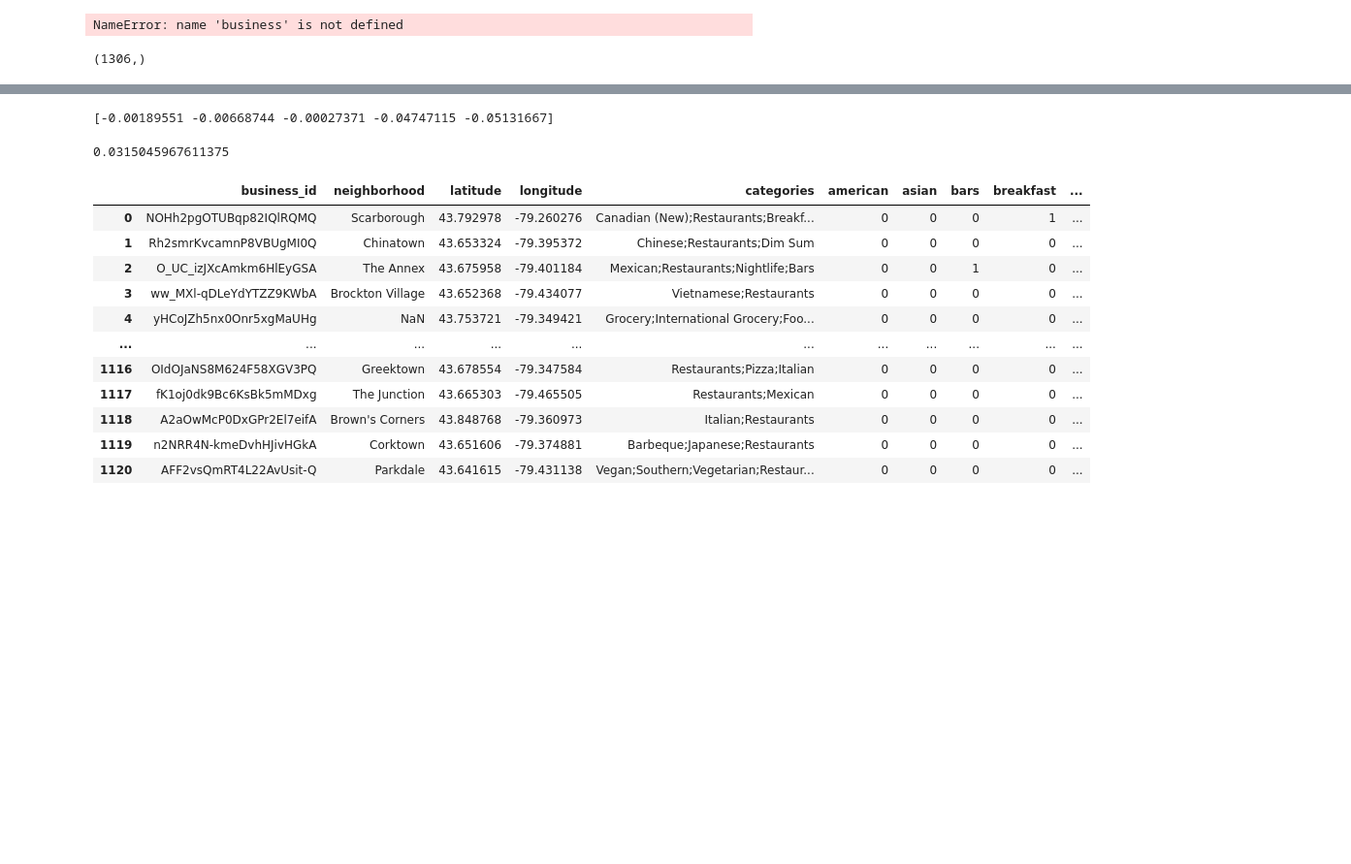
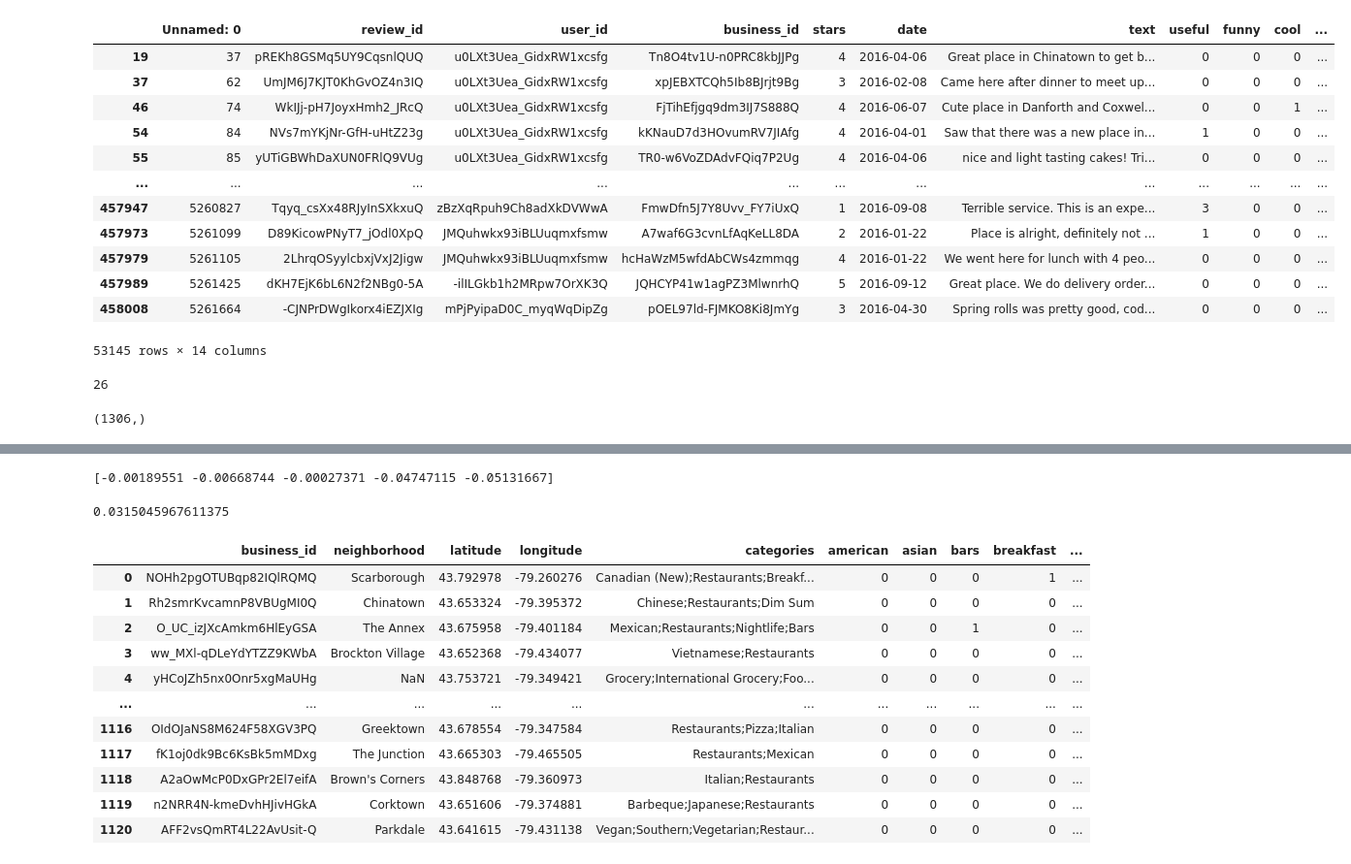
Before and after one commit to Joeyzect/Analytics_Edge_2022, a Jupyter notebook: notebooks/00-joseph-exploration.ipynb, the cells around one changed output, grey strips where cells are left out. Shown at 97% size. Saved outputs shown, nothing was run; the diff lists cells and outputs as text; code cells hidden in the pictures; blank space fills up the shorter version.

```diff
--- a/notebooks/00-joseph-exploration.ipynb
+++ b/notebooks/00-joseph-exploration.ipynb
@@ -8,15 +6,23 @@ many_reviews = business[business['review_count']>= 50]['business_id'].tolist()
-# %%
-business[business['review_count']>= 50]
-# %% [output]
-NameError: name 'business' is not defined
 # %%
-reviews = pd.read_csv('../data/interim/review_res_on.csv')
+reviews = pd.read_csv('../data/filtered/review_res_on.csv')
 # %%
 reviews_2016 = reviews[reviews['date'].str.contains('2016')]
 #keep only reviews for businesses that have count >= 50
 over_20_reviews = reviews_2016['business_id'].value_counts()[reviews_2016['business_id'].value_counts() >= 20].index.tolist()
 reviews_2016 = reviews_2016[reviews_2016['business_id'].isin(over_20_reviews)]
-# %%
-reviews_2016['business_id'].unique().shape
-# %% [output]
-(1306,)
+# %%
+reviews_2016
+# %% [output]
+|  | Unnamed: 0 | review_id | user_id | business_id | stars | date | text | useful | funny | cool | ... |
+| 19 | 37 | pREKh8GSMq5UY9CqsnlQUQ | u0LXt3Uea_GidxRW1xcsfg | Tn8O4tv1U-n0PRC8kbJJPg | 4 | 2016-04-06 | Great place in Chinatown to get b... | 0 | 0 | 0 | ... |
+| 37 | 62 | UmJM6J7KJT0KhGvOZ4n3IQ | u0LXt3Uea_GidxRW1xcsfg | xpJEBXTCQh5Ib8BJrjt9Bg | 3 | 2016-02-08 | Came here after dinner to meet up... | 0 | 0 | 0 | ... |
+| 46 | 74 | WkIJj-pH7JoyxHmh2_JRcQ | u0LXt3Uea_GidxRW1xcsfg | FjTihEfjgq9dm3IJ7S888Q | 4 | 2016-06-07 | Cute place in Danforth and Coxwel... | 0 | 0 | 1 | ... |
+| 54 | 84 | NVs7mYKjNr-GfH-uHtZ23g | u0LXt3Uea_GidxRW1xcsfg | kKNauD7d3HOvumRV7JIAfg | 4 | 2016-04-01 | Saw that there was a new place in... | 1 | 0 | 0 | ... |
+| 55 | 85 | yUTiGBWhDaXUN0FRlQ9VUg | u0LXt3Uea_GidxRW1xcsfg | TR0-w6VoZDAdvFQiq7P2Ug | 4 | 2016-04-06 | nice and light tasting cakes! Tri... | 0 | 0 | 0 | ... |
+| ... | ... | ... | ... | ... | ... | ... | ... | ... | ... | ... | ... |
+| 457947 | 5260827 | Tqyq_csXx48RJyInSXkxuQ | zBzXqRpuh9Ch8adXkDVWwA | FmwDfn5J7Y8Uvv_FY7iUxQ | 1 | 2016-09-08 | Terrible service. This is an expe... | 3 | 0 | 0 | ... |
+| 457973 | 5261099 | D89KicowPNyT7_jOdl0XpQ | JMQuhwkx93iBLUuqmxfsmw | A7waf6G3cvnLfAqKeLL8DA | 2 | 2016-01-22 | Place is alright, definitely not ... | 1 | 0 | 0 | ... |
+| 457979 | 5261105 | 2LhrqOSyylcbxjVxJ2Jigw | JMQuhwkx93iBLUuqmxfsmw | hcHaWzM5wfdAbCWs4zmmqg | 4 | 2016-01-22 | We went here for lunch with 4 peo... | 0 | 0 | 0 | ... |
+| 457989 | 5261425 | dKH7EjK6bL6N2f2NBg0-5A | -ilILGkb1h2MRpw7OrXK3Q | JQHCYP41w1agPZ3MlwnrhQ | 5 | 2016-09-12 | Great place. We do delivery order... | 0 | 0 | 0 | ... |
+| 458008 | 5261664 | -CJNPrDWgIkorx4iEZJXIg | mPjPyipaD0C_myqWqDipZg | pOEL97ld-FJMKO8Ki8JmYg | 3 | 2016-04-30 | Spring rolls was pretty good, cod... | 0 | 0 | 0 | ... |
+53145 rows × 14 columns
@@ -22,0 +31,9 @@ reviews_2016['business_id'].unique().shape
+# %%
+len(biglist[biglist==12].index)
+# %% [output]
+26
+# %%
+#find restaurants that have at least 20 reviews each month in 2016
+over_20_reviews = reviews_2016['business_id'].value_counts()[reviews_2016['business_id'].value_counts() >= 20].index.tolist()
+# %% [output]
+(1306,)
```
Also changed, not shown: parts of 35 cells of this notebook, 1 other file.
